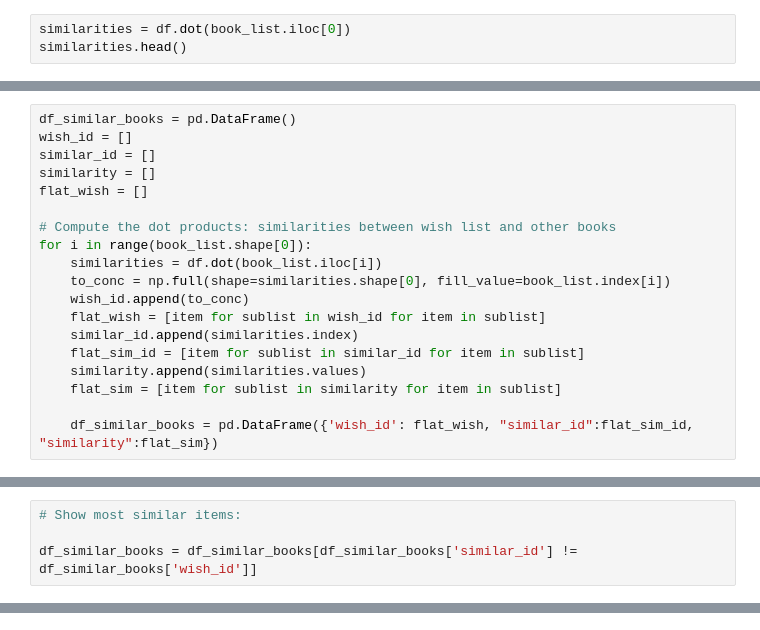
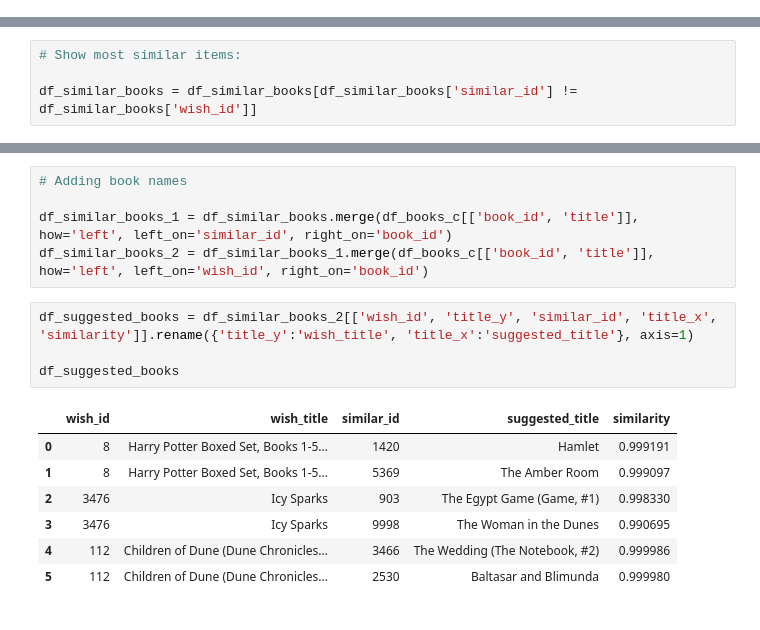
Before and after one commit to tpancier/Books_recommender_ML, a Jupyter notebook: Capstone 2 - EDA & ML.ipynb, the cells around one changed output, grey strips where cells are left out. Drawn from its saved outputs; the diff is of its cells as text.

```diff
--- a/Capstone 2 - EDA & ML.ipynb
+++ b/Capstone 2 - EDA & ML.ipynb
@@ -390,6 +390,3 @@ array([   1,    2,    3,    5,   10,   11,   13,   21,   24,   25,   26,
        1301, 8676])
 # %%
 df = df.drop(already_read)
-# %%
-similarities = df.dot(book_list.iloc[0])
-similarities.head()
@@ -408,19 +392,0 @@ book_list.shape
-# %%
-df_similar_books = pd.DataFrame()
-wish_id = []
-similar_id = []
-similarity = []
-flat_wish = []
-
-# Compute the dot products: similarities between wish list and other books
-for i in range(book_list.shape[0]):
-    similarities = df.dot(book_list.iloc[i])
-    to_conc = np.full(shape=similarities.shape[0], fill_value=book_list.index[i])
-    wish_id.append(to_conc)
-    flat_wish = [item for sublist in wish_id for item in sublist]
-    similar_id.append(similarities.index)
-    flat_sim_id = [item for sublist in similar_id for item in sublist]
-    similarity.append(similarities.values)
-    flat_sim = [item for sublist in similarity for item in sublist]
-
-    df_similar_books = pd.DataFrame({'wish_id': flat_wish, "similar_id":flat_sim_id, "similarity":flat_sim})
@@ -467,3 +425,20 @@ df_similar_books
 | 5 | 9998 | 0.990695 | 3476 |
 | 7 | 3466 | 0.999986 | 112 |
 | 8 | 2530 | 0.999980 | 112 |
+# %%
+# Adding book names
+
+df_similar_books_1 = df_similar_books.merge(df_books_c[['book_id', 'title']], how='left', left_on='similar_id', right_on='book_id')
+df_similar_books_2 = df_similar_books_1.merge(df_books_c[['book_id', 'title']], how='left', left_on='wish_id', right_on='book_id')
+# %%
+df_suggested_books = df_similar_books_2[['wish_id', 'title_y', 'similar_id', 'title_x', 'similarity']].rename({'title_y':'wish_title', 'title_x':'suggested_title'}, axis=1)
+
+df_suggested_books
+# %% [output]
+|  | wish_id | wish_title | similar_id | suggested_title | similarity |
+| 0 | 8 | Harry Potter Boxed Set, Books 1-5... | 1420 | Hamlet | 0.999191 |
+| 1 | 8 | Harry Potter Boxed Set, Books 1-5... | 5369 | The Amber Room | 0.999097 |
+| 2 | 3476 | Icy Sparks | 903 | The Egypt Game (Game, #1) | 0.998330 |
+| 3 | 3476 | Icy Sparks | 9998 | The Woman in the Dunes | 0.990695 |
+| 4 | 112 | Children of Dune (Dune Chronicles... | 3466 | The Wedding (The Notebook, #2) | 0.999986 |
+| 5 | 112 | Children of Dune (Dune Chronicles... | 2530 | Baltasar and Blimunda | 0.999980 |
```
Also changed, not shown: parts of 23 cells of this notebook.
